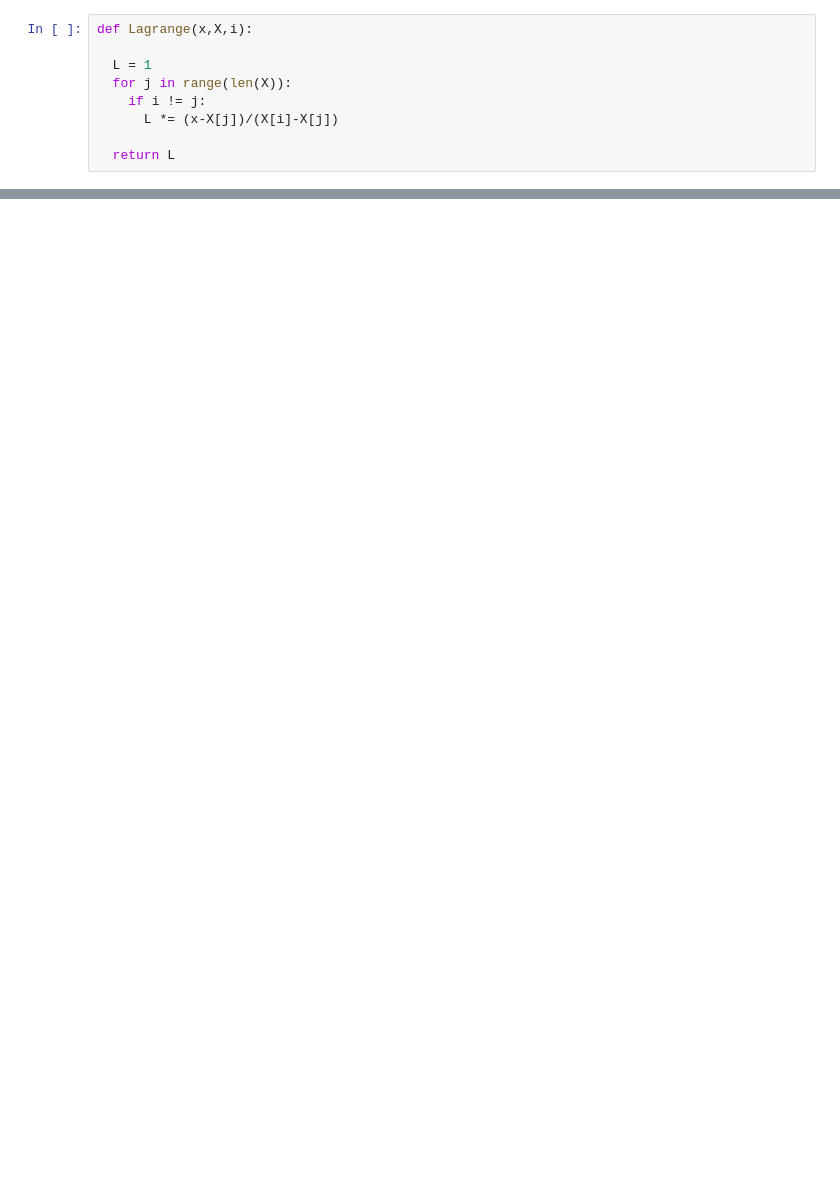
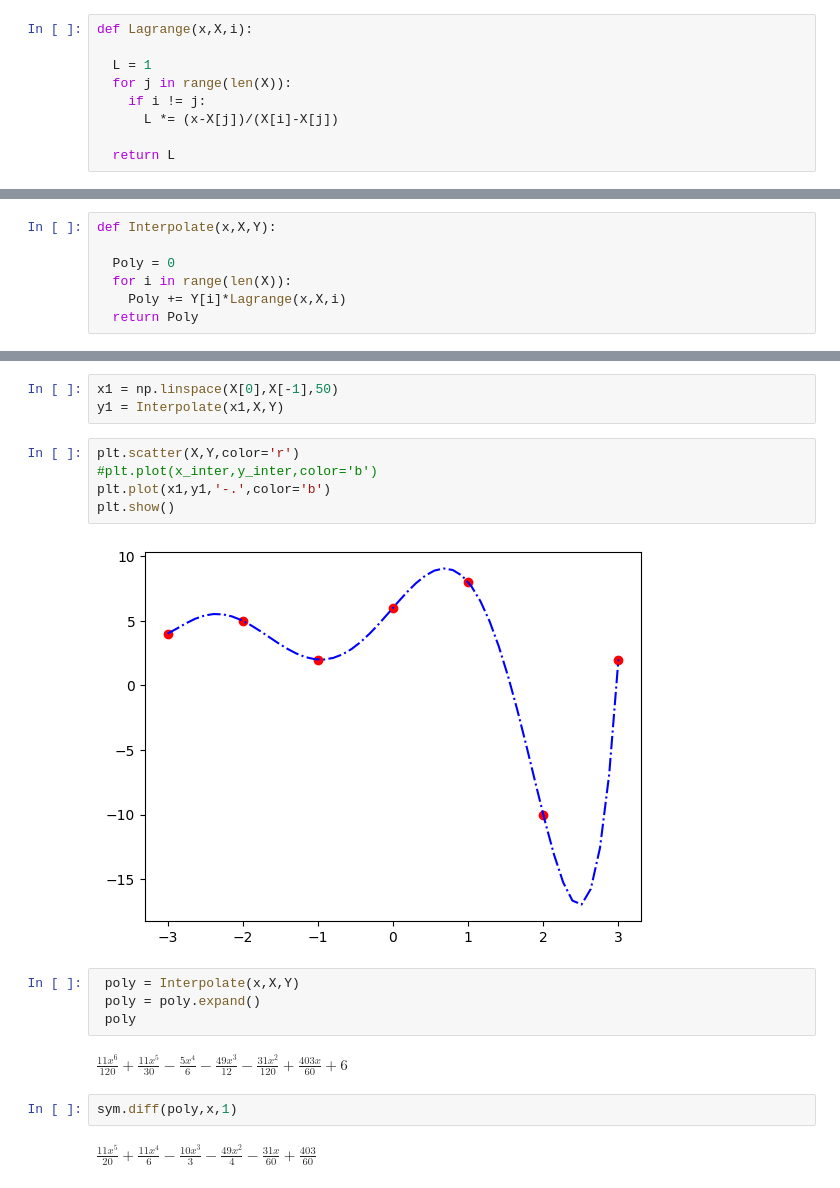
Before and after one commit to asegura4488/MetodosComputacionales1, a Jupyter notebook: Semana4/Interpolacion.ipynb, the cells around one changed output, grey strips where cells are left out. Saved outputs shown, nothing was run; the diff lists cells and outputs as text; blank space fills up the shorter version.

```diff
--- a/Semana4/Interpolacion.ipynb
+++ b/Semana4/Interpolacion.ipynb
@@ -27,0 +45,7 @@ def Lagrange(x,X,i):
+# %%
+def Interpolate(x,X,Y):
+
+  Poly = 0
+  for i in range(len(X)):
+    Poly += Y[i]*Lagrange(x,X,i)
+  return Poly
@@ -27,0 +56,20 @@ def Lagrange(x,X,i):
+# %%
+x1 = np.linspace(X[0],X[-1],50)
+y1 = Interpolate(x1,X,Y)
+# %%
+plt.scatter(X,Y,color='r')
+#plt.plot(x_inter,y_inter,color='b')
+plt.plot(x1,y1,'-.',color='b')
+plt.show()
+# %% [output]
+[figure, added]
+# %%
+ poly = Interpolate(x,X,Y)
+ poly = poly.expand()
+ poly
+# %% [output]
+$\displaystyle \frac{11 x^{6}}{120} + \frac{11 x^{5}}{30} - \frac{5 x^{4}}{6} - \frac{49 x^{3}}{12} - \frac{31 x^{2}}{120} + \frac{403 x}{60} + 6$
+# %%
+sym.diff(poly,x,1)
+# %% [output]
+$\displaystyle \frac{11 x^{5}}{20} + \frac{11 x^{4}}{6} - \frac{10 x^{3}}{3} - \frac{49 x^{2}}{4} - \frac{31 x}{60} + \frac{403}{60}$
```
Also changed, not shown: parts of 8 cells of this notebook.
